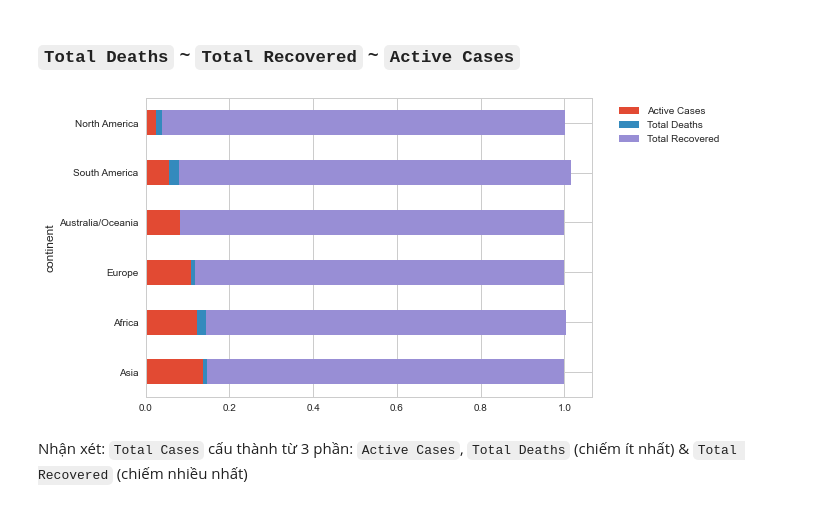
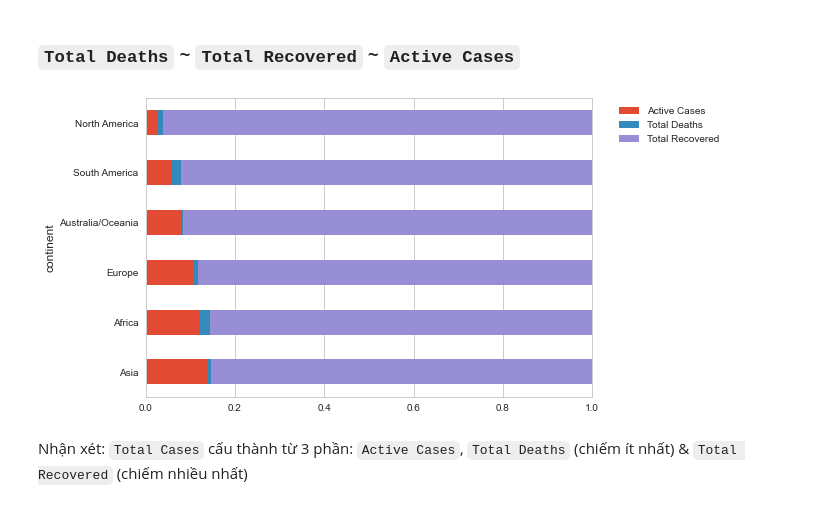
Before and after one commit to LeKiet258/DATA_VIZ_LAB01, a Jupyter notebook: Relationship.ipynb, the cells around one changed output. Cells and saved outputs as stored; diff of their text form; code cells hidden in the pictures.

```diff
--- a/Relationship.ipynb
+++ b/Relationship.ipynb
@@ -302,13 +303,14 @@ Nhận xét: ...
 # %%
 df = data_df.groupby('continent')[['Active Cases', 'Total Deaths', 'Total Recovered', 'Total Cases']].sum()
 df['Active Cases'] = df['Active Cases'] / df['Total Cases']
 df['Total Deaths'] = df['Total Deaths'] / df['Total Cases']
 df['Total Recovered'] = df['Total Recovered'] / df['Total Cases']
 df.drop(columns=['Total Cases'], inplace=True)
 df.sort_values('Total Recovered').plot.barh(stacked=True);
 plt.legend(bbox_to_anchor=(1.04,1), loc="upper left");
+plt.xlim(0,1);
 # %% [output]
-[figure, old version]
+[figure, new version]
 # %% [markdown]
 Nhận xét: `Total Cases` cấu thành từ 3 phần: `Active Cases`, `Total Deaths` (chiếm ít nhất) & `Total Recovered` (chiếm nhiều nhất)
 # %% [markdown]
```
Also changed, not shown: parts of 17 cells of this notebook.
